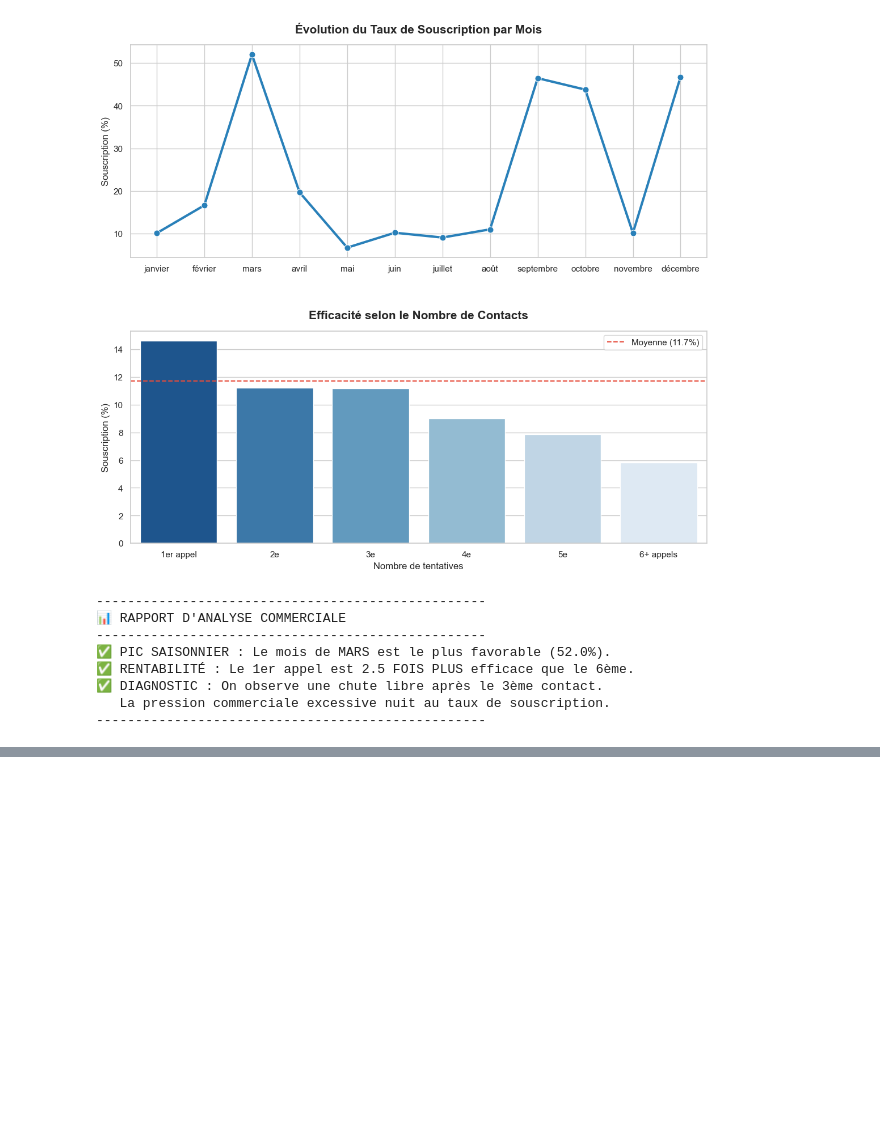
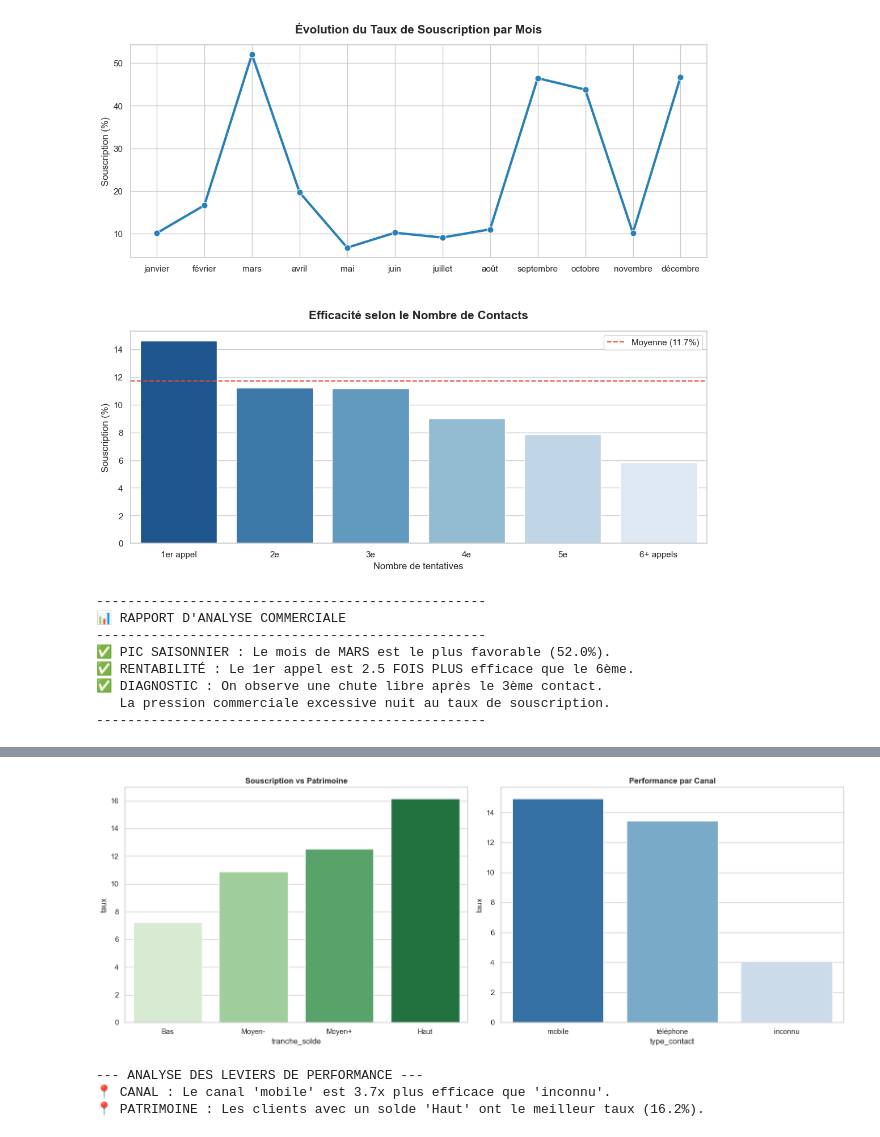
Before and after one commit to Justclemax/Mini_Projet_DM1_analyse_exploratoire_Reda_-_Clement, a Jupyter notebook: notebook/01_analyse_exploratoire.ipynb, the cells around one changed output, grey strips where cells are left out. Saved outputs shown, nothing was run; the diff lists cells and outputs as text; code cells hidden in the pictures; blank space fills up the shorter version.

```diff
--- a/notebook/01_analyse_exploratoire.ipynb
+++ b/notebook/01_analyse_exploratoire.ipynb
@@ -440,0 +445,45 @@ print("-" * 50)
+# %%
+
+df_bank_marketing_clean['tranche_solde'] = pd.qcut(df_bank_marketing_clean['solde_annuel_moyen'], 4,
+                                                 labels=['Bas', 'Moyen-', 'Moyen+', 'Haut'])
+
+ss_solde = (df_bank_marketing_clean.groupby("tranche_solde")["cible"]
+            .apply(lambda x: (x == "yes").mean() * 100).reset_index(name="taux"))
+
+ss_contact = (df_bank_marketing_clean.groupby("type_contact")["cible"]
+              .apply(lambda x: (x == "yes").mean() * 100).reset_index(name="taux")
+              .sort_values("taux", ascending=False))
+
+# 2. Visualisation
+fig, (ax1, ax2) = plt.subplots(1, 2, figsize=(16, 6))
+sns.set_theme(style="whitegrid")
+
+sns.barplot(data=ss_solde, x="tranche_solde", y="taux", palette="Greens", ax=ax1)
+ax1.set_title("Souscription vs Patrimoine", fontweight='bold')
+
+sns.barplot(data=ss_contact, x="type_contact", y="taux", palette="Blues_r", ax=ax2)
+ax2.set_title("Performance par Canal", fontweight='bold')
+
+plt.tight_layout()
+plt.show()
+
+# 3. Interprétation
+print(f"--- ANALYSE DES LEVIERS DE PERFORMANCE ---")
+
+# On récupère dynamiquement le meilleur et le moins bon canal
+top_canal = ss_contact.iloc[0]
+worst_canal = ss_contact.iloc[-1]
+
+if worst_canal['taux'] > 0:
+    diff = top_canal['taux'] / worst_canal['taux']
+    print(f"📍 CANAL : Le canal '{top_canal['type_contact']}' est {diff:.1f}x plus efficace que '{worst_canal['type_contact']}'.")
+else:
+    print(f"📍 CANAL : Le canal '{top_canal['type_contact']}' est le plus performant.")
+
+top_patrimoine = ss_solde.sort_values("taux").iloc[-1]
+print(f"📍 PATRIMOINE : Les clients avec un solde '{top_patrimoine['tranche_solde']}' ont le meilleur taux ({top_patrimoine['taux']:.1f}%).")
+# %% [output]
+[figure, added]
+--- ANALYSE DES LEVIERS DE PERFORMANCE ---
+📍 CANAL : Le canal 'mobile' est 3.7x plus efficace que 'inconnu'.
+📍 PATRIMOINE : Les clients avec un solde 'Haut' ont le meilleur taux (16.2%).
```
Also changed, not shown: parts of 21 cells of this notebook, 2 other files.
